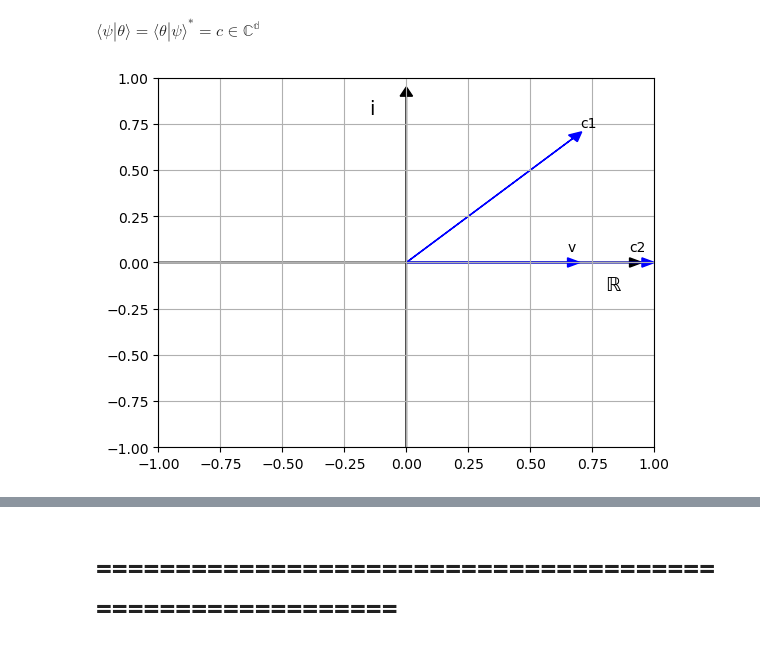
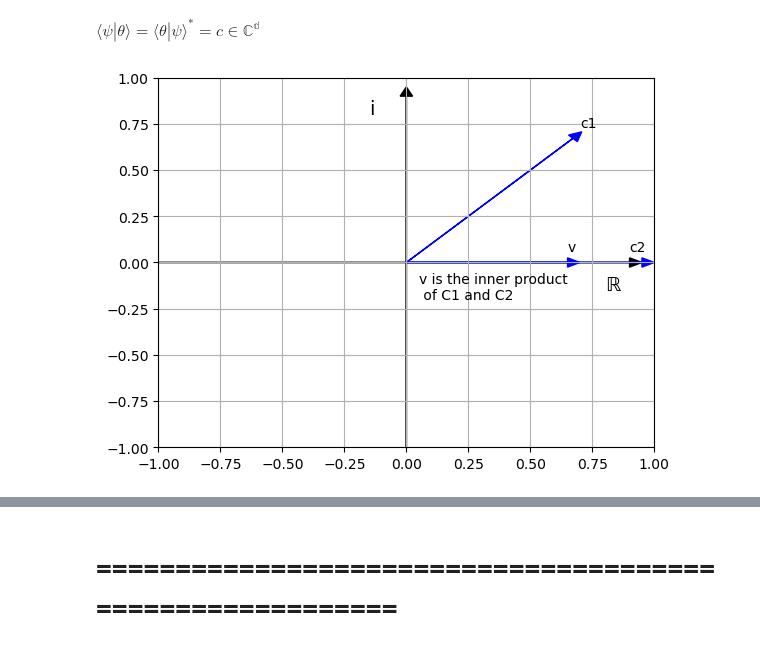
Before and after one commit to 0riv3r/quantum_computing_math_and_algorithms, a Jupyter notebook: quantum_math_cheat_sheet.ipynb, the cells around one changed output, grey strips where cells are left out. Drawn from its saved outputs; the diff is of its cells as text; code cells hidden in the pictures.

```diff
--- a/quantum_math_cheat_sheet.ipynb
+++ b/quantum_math_cheat_sheet.ipynb
@@ -614,10 +615,11 @@ $\displaystyle \langle \psi | \theta \rangle = \langle \theta | \psi \rangle^* =
 # %%
 z2=[1+0j,0.7071 + 0.7071j, 0.7 + 0.0j] # 0, 𝜋/4
 complex_plane2(z2, axis_type=1)
 
 plt.text(0.7,0.73,'c1')
 plt.text(0.9,0.06,'c2')
 plt.text(0.65,0.06,'v')
+plt.text(0.05,-0.2,'v is the inner product \n of C1 and C2')
 plt.show()
 # %% [output]
-[figure, old version]
+[figure, new version]
```
Also changed, not shown: parts of 7 cells of this notebook.
